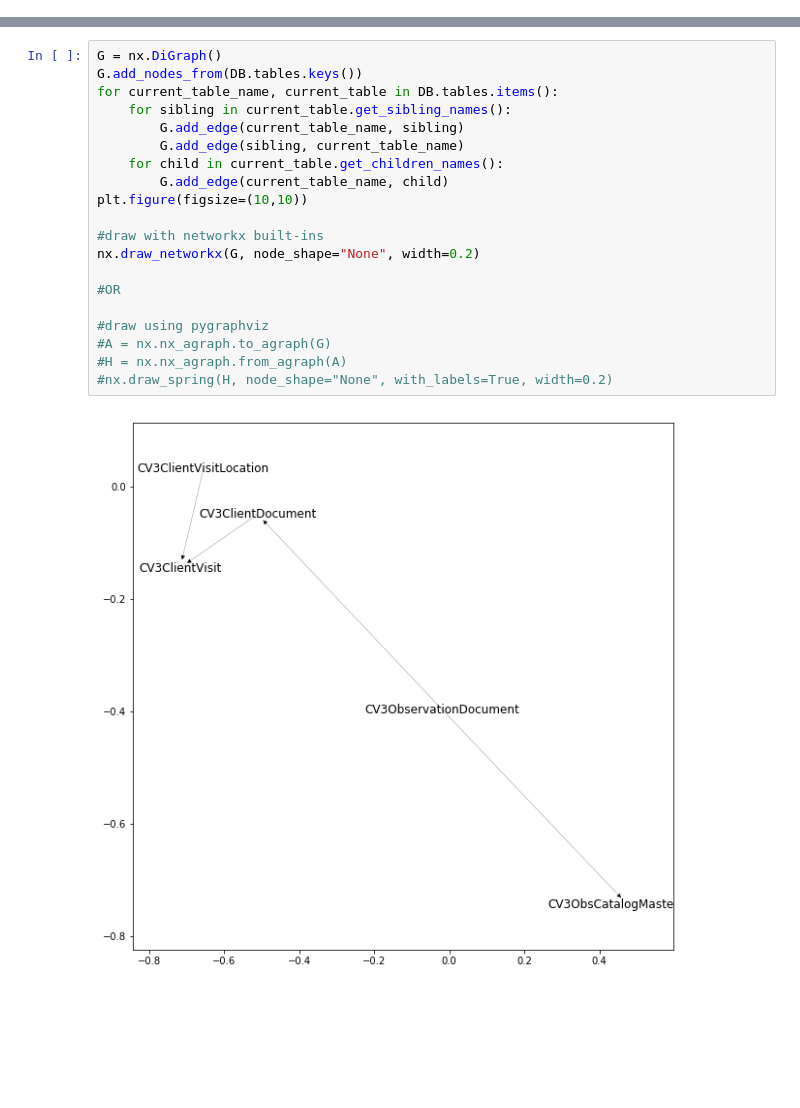
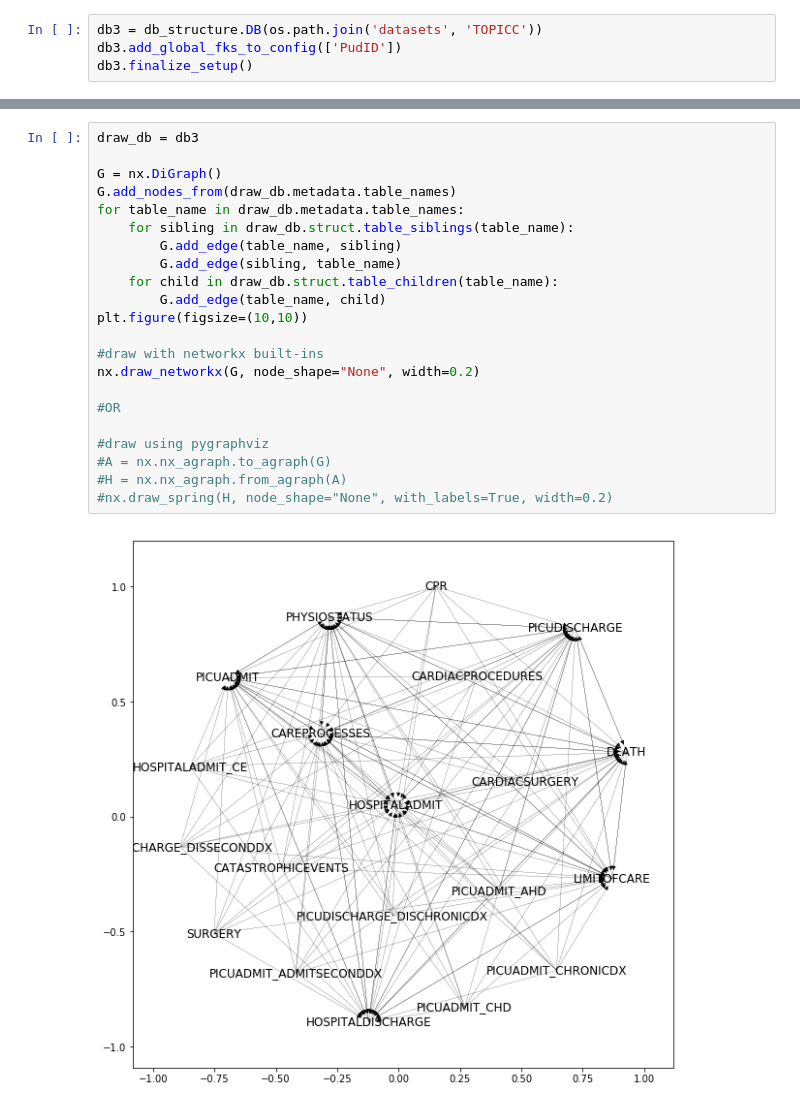
Before and after one commit to sareeneng/cohort-visualization, a Jupyter notebook: scratch.ipynb, the cells around one changed output, grey strips where cells are left out. Saved outputs shown, nothing was run; the diff lists cells and outputs as text; blank space fills up the shorter version.

```diff
--- a/scratch.ipynb
+++ b/scratch.ipynb
@@ -24,0 +63,4 @@ all_columns[1].display_name
+# %%
+db3 = db_structure.DB(os.path.join('datasets', 'TOPICC'))
+db3.add_global_fks_to_config(['PudID'])
+db3.finalize_setup()
@@ -79,22 +130,24 @@ table_2.df
 # %%
+draw_db = db3
+
 G = nx.DiGraph()
-G.add_nodes_from(DB.tables.keys())
-for current_table_name, current_table in DB.tables.items():
-    for sibling in current_table.get_sibling_names():
-        G.add_edge(current_table_name, sibling)
-        G.add_edge(sibling, current_table_name)
-    for child in current_table.get_children_names():
-        G.add_edge(current_table_name, child)
+G.add_nodes_from(draw_db.metadata.table_names)
+for table_name in draw_db.metadata.table_names:
+    for sibling in draw_db.struct.table_siblings(table_name):
+        G.add_edge(table_name, sibling)
+        G.add_edge(sibling, table_name)
+    for child in draw_db.struct.table_children(table_name):
+        G.add_edge(table_name, child)
 plt.figure(figsize=(10,10))
 
 #draw with networkx built-ins
 nx.draw_networkx(G, node_shape="None", width=0.2)
 
 #OR
 
 #draw using pygraphviz
 #A = nx.nx_agraph.to_agraph(G)
 #H = nx.nx_agraph.from_agraph(A)
 #nx.draw_spring(H, node_shape="None", with_labels=True, width=0.2)
 # %% [output]
-[figure, old version]
+[figure, new version]
```
Also changed, not shown: parts of 9 cells of this notebook, 17 other files.
